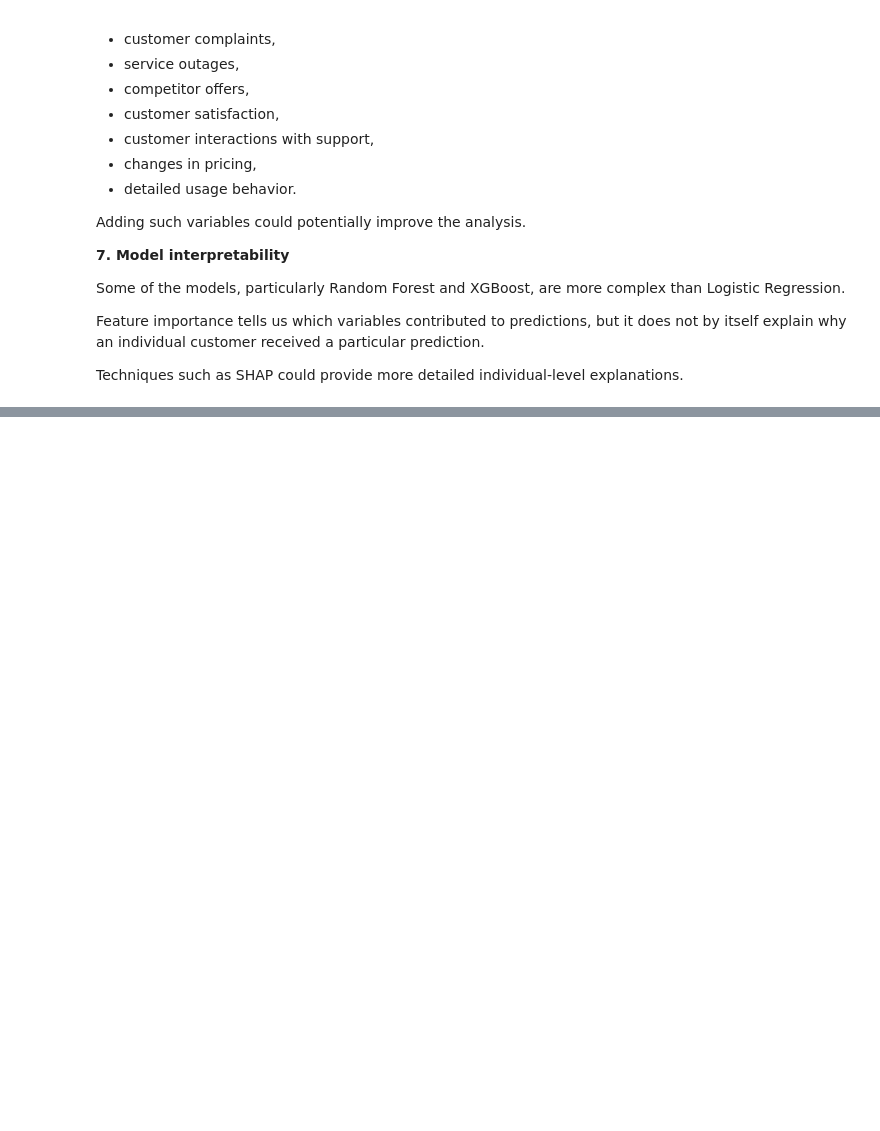
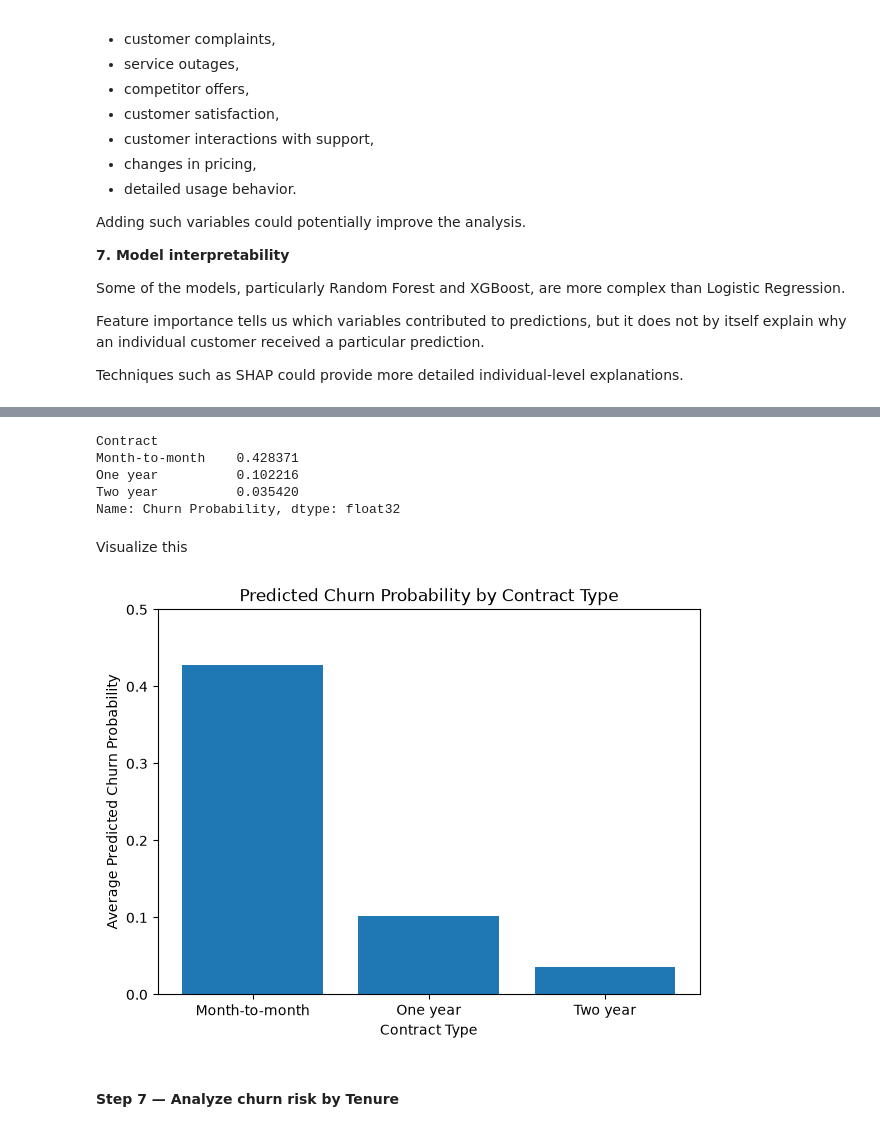
Before and after one commit to markreji2027/telecom-churn-intelligence, a Jupyter notebook: notebooks/03_ml_models.ipynb, the cells around one changed output, grey strips where cells are left out. Saved outputs shown, nothing was run; the diff lists cells and outputs as text; code cells hidden in the pictures; blank space fills up the shorter version.

```diff
--- a/notebooks/03_ml_models.ipynb
+++ b/notebooks/03_ml_models.ipynb
@@ -2432,0 +2671,38 @@ Techniques such as SHAP could provide more detailed individual-level explanation
+# %%
+contract_risk = (
+    risk_df
+    .groupby("Contract")["Churn Probability"]
+    .mean()
+    .sort_values(ascending=False)
+)
+
+print(contract_risk)
+# %% [output]
+Contract
+Month-to-month    0.428371
+One year          0.102216
+Two year          0.035420
+Name: Churn Probability, dtype: float32
+# %% [markdown]
+Visualize this
+# %%
+import matplotlib.pyplot as plt
+
+plt.figure(figsize=(7, 5))
+
+plt.bar(
+    contract_risk.index,
+    contract_risk.values
+)
+
+plt.xlabel("Contract Type")
+plt.ylabel("Average Predicted Churn Probability")
+plt.title("Predicted Churn Probability by Contract Type")
+
+plt.ylim(0, 0.5)
+
+plt.show()
+# %% [output]
+[figure, added]
+# %% [markdown]
+#### Step 7 — Analyze churn risk by Tenure
```
Also changed, not shown: parts of 50 cells of this notebook, 2 other files.
